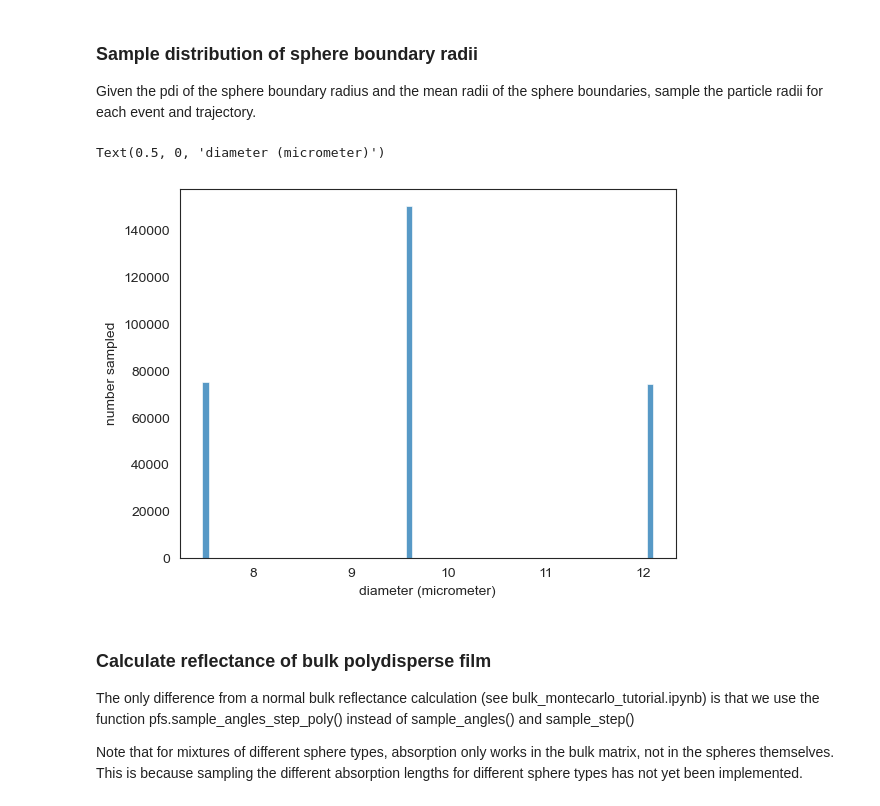
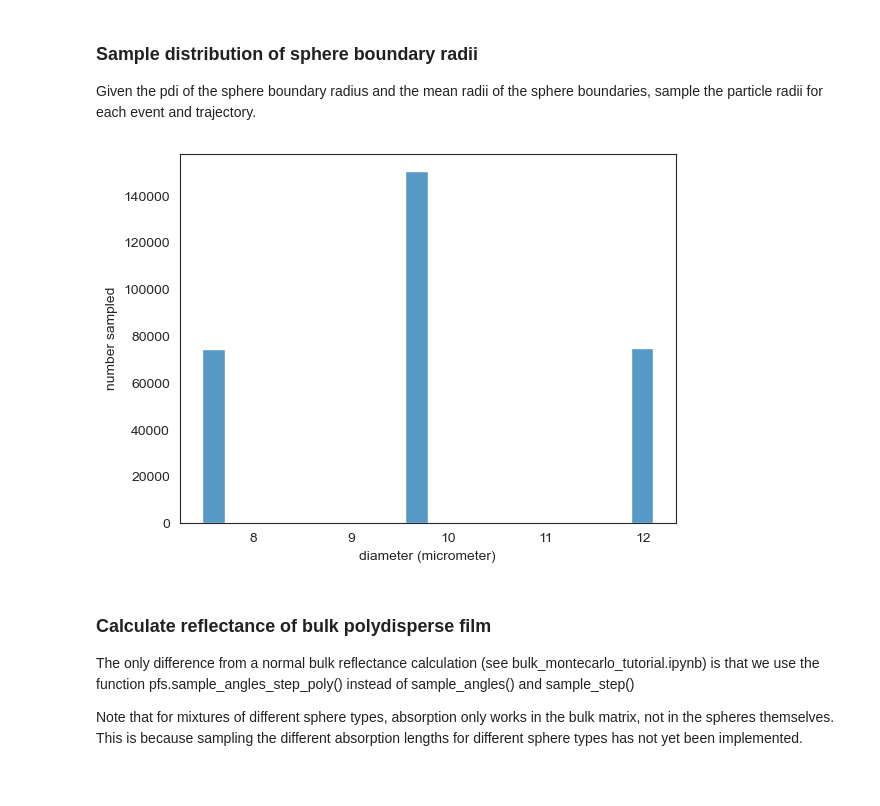
Before and after one commit to manoharan-lab/structural-color, a Jupyter notebook: tutorials/multiscale_polydispersity_tutorial.ipynb, the cells around one changed output. Saved outputs shown, nothing was run; the diff lists cells and outputs as text; code cells hidden in the pictures.

```diff
--- a/tutorials/multiscale_polydispersity_tutorial.ipynb
+++ b/tutorials/multiscale_polydispersity_tutorial.ipynb
@@ -36,3 +43,8 @@ import os
+# %%
+seed = 1
+rng = np.random.RandomState([seed])
+# Uncomment the following for your own code
+#rng = None
 # %% [markdown]
 ## Start by running Monte Carlo code for a single sphere
 This is essentially the same as running MC for a sphere as described in montecarlo_tutorial.ipynb, only we return a few extra parameters from calc_refl_trans() and use them to calculate the phase function, scattering coefficient, and absorption coefficient for the bulk Monte Carlo simulation.
@@ -76,7 +88,8 @@ Calculate a list of sphere boundary diameters based on the polydispersity of the
 # %%
 # calculate diameter list to sample from
 
-sphere_boundary_diameters = pfs.calc_diam_list(num_diams, sphere_boundary_diam_mean, pdi, equal_spacing = False)
+sphere_boundary_diameters = pfs.calc_diam_list(num_diams, sphere_boundary_diam_mean,
+                                               pdi, equal_spacing = False)
 # %% [output]
 [figure]
 # %% [markdown]
@@ -104,7 +117,8 @@ for j in range(sphere_boundary_diameters.size):
 
         # Initialize the trajectories
         r0, k0, W0 = mc.initialize(nevents, ntrajectories, n_matrix_bulk[i], n_sample,
-                                          boundary, sample_diameter = sphere_boundary_diameters[j])
+                                    boundary,
+                                    sample_diameter = sphere_boundary_diameters[j], rng=rng)
         r0 = sc.Quantity(r0, 'um')
         k0 = sc.Quantity(k0, '')
         W0 = sc.Quantity(W0, '')
@@ -113,10 +127,11 @@ for j in range(sphere_boundary_diameters.size):
         trajectories = mc.Trajectory(r0, k0, W0)
 
         # Generate a matrix of all the randomly sampled angles first
-        sintheta, costheta, sinphi, cosphi, _, _ = mc.sample_angles(nevents, ntrajectories, p)
+        sintheta, costheta, sinphi, cosphi, _, _ = mc.sample_angles(nevents, ntrajectories,
+                                                                    p, rng=rng)
 
         # Create step size distribution
-        step = mc.sample_step(nevents, ntrajectories, mu_scat)
+        step = mc.sample_step(nevents, ntrajectories, mu_scat, rng=rng)
 
         # Run photons
         trajectories.absorb(mu_abs, step)
@@ -161,17 +176,16 @@ Given the pdi of the sphere boundary radius and the mean radii of the sphere bou
 # %%
 # sample
 sphere_diams_sampled = pfs.sample_diams(pdi, sphere_boundary_diameters,
                                        sphere_boundary_diam_mean,
                                        ntrajectories_bulk,
-                                       nevents_bulk)
+                                       nevents_bulk, rng=rng)
 
 # plot
 sns.histplot(np.ndarray.flatten(sphere_diams_sampled), kde = False)
 plt.ylabel('number sampled')
-plt.xlabel('diameter (' + str(sphere_boundary_diameters.units) + ')')
+plt.xlabel('diameter (' + str(sphere_boundary_diameters.units) + ')');
 # %% [output]
-Text(0.5, 0, 'diameter (micrometer)')
-[figure, old version]
+[figure, new version]
 # %% [markdown]
 ### Calculate reflectance of bulk polydisperse film
 The only difference from a normal bulk reflectance calculation (see bulk_montecarlo_tutorial.ipynb) is that we use the function pfs.sample_angles_step_poly() instead of sample_angles() and sample_step()
```
Also changed, not shown: parts of 6 cells of this notebook.
